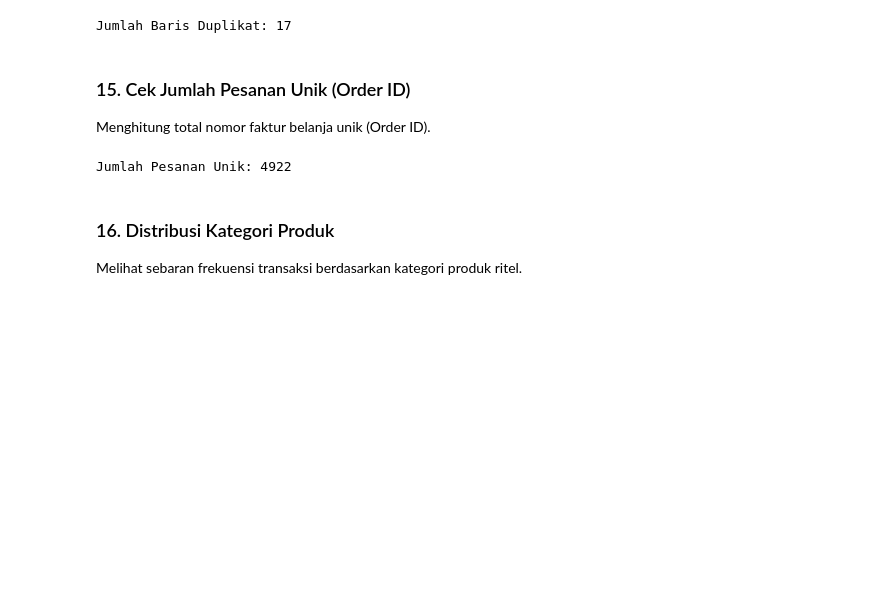
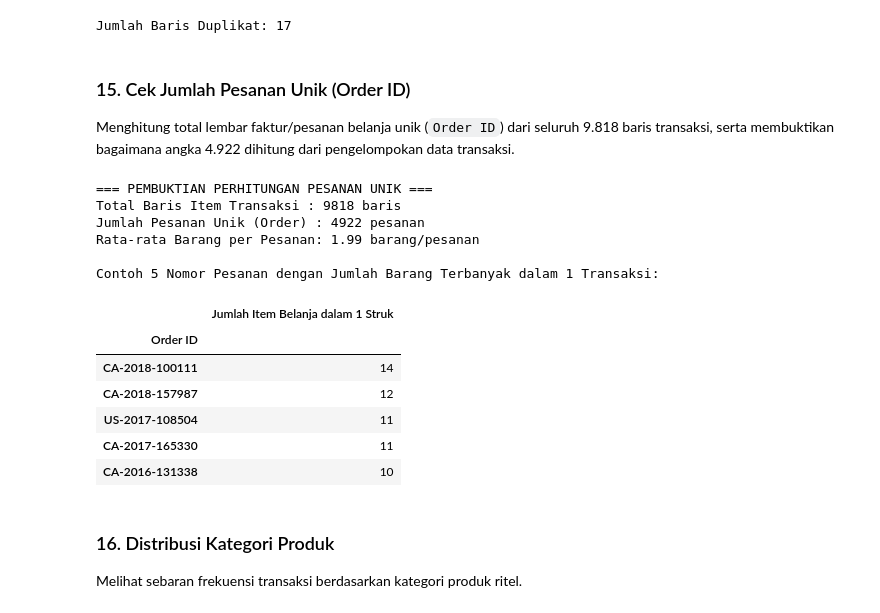
Before and after one commit to Firdaus1802/data-preprocessing, a Jupyter notebook: 04_Superstore_Sales/superstore_sales_preprocessing.ipynb, the cells around one changed output. Cells and saved outputs as stored; diff of their text form; code cells hidden in the pictures; blank space fills up the shorter version.

Commit message:
docs: tambahkan rincian perhitungan matematis 4922 pesanan unik dan penjelasan lengkap Q1, Q3, IQR di dalam kode

```diff
--- a/04_Superstore_Sales/superstore_sales_preprocessing.ipynb
+++ b/04_Superstore_Sales/superstore_sales_preprocessing.ipynb
@@ -171,11 +171,35 @@ print("Jumlah Baris Duplikat:", jumlah_duplikat)
 Jumlah Baris Duplikat: 17
 # %% [markdown]
 ### 15. Cek Jumlah Pesanan Unik (Order ID)
-Menghitung total nomor faktur belanja unik (Order ID).
+Menghitung total lembar faktur/pesanan belanja unik (`Order ID`) dari seluruh 9.818 baris transaksi, serta membuktikan bagaimana angka 4.922 dihitung dari pengelompokan data transaksi.
-# %%
-print("Jumlah Pesanan Unik:", df['Order ID'].nunique())
-# %% [output]
-Jumlah Pesanan Unik: 4922
+# %%
+# Menghitung total lembar pesanan unik menggunakan fungsi nunique()
+pesanan_unik = df['Order ID'].nunique()
+total_baris = len(df)
+rata_rata_item = total_baris / pesanan_unik
+
+print("=== PEMBUKTIAN PERHITUNGAN PESANAN UNIK ===")
+print(f"Total Baris Item Transaksi : {total_baris} baris")
+print(f"Jumlah Pesanan Unik (Order) : {pesanan_unik} pesanan")
+print(f"Rata-rata Barang per Pesanan: {rata_rata_item:.2f} barang/pesanan\n")
+
+# Penjelasan: 1 nomor Order ID dapat memuat banyak item belanjaan
+print("Contoh 5 Nomor Pesanan dengan Jumlah Barang Terbanyak dalam 1 Transaksi:")
+display(df['Order ID'].value_counts().head(5).to_frame(name='Jumlah Item Belanja dalam 1 Struk'))
+# %% [output]
+=== PEMBUKTIAN PERHITUNGAN PESANAN UNIK ===
+Total Baris Item Transaksi : 9818 baris
+Jumlah Pesanan Unik (Order) : 4922 pesanan
+Rata-rata Barang per Pesanan: 1.99 barang/pesanan
+
+Contoh 5 Nomor Pesanan dengan Jumlah Barang Terbanyak dalam 1 Transaksi:
+|  | Jumlah Item Belanja dalam 1 Struk |
+| Order ID |  |
+| CA-2018-100111 | 14 |
+| CA-2018-157987 | 12 |
+| US-2017-108504 | 11 |
+| CA-2017-165330 | 11 |
+| CA-2016-131338 | 10 |
 # %% [markdown]
 ### 16. Distribusi Kategori Produk
 Melihat sebaran frekuensi transaksi berdasarkan kategori produk ritel.
```
Also changed, not shown: parts of 10 cells of this notebook.
